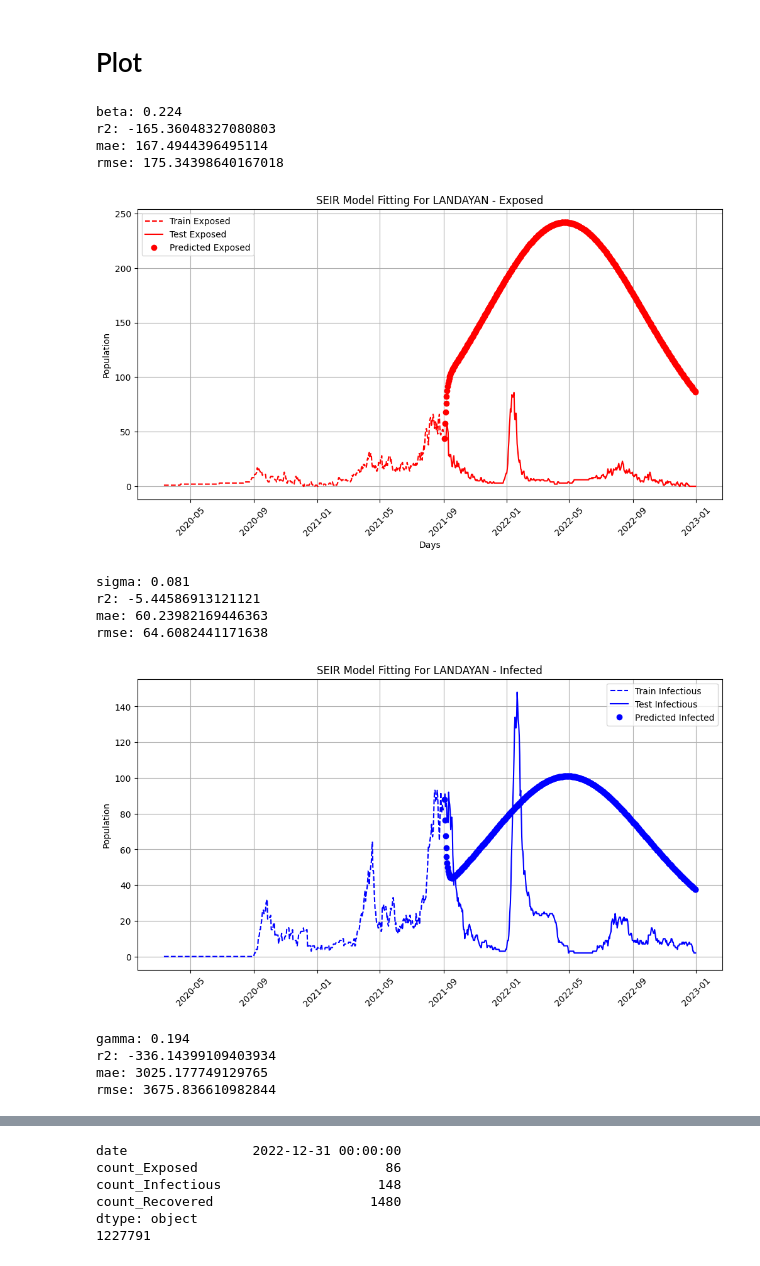
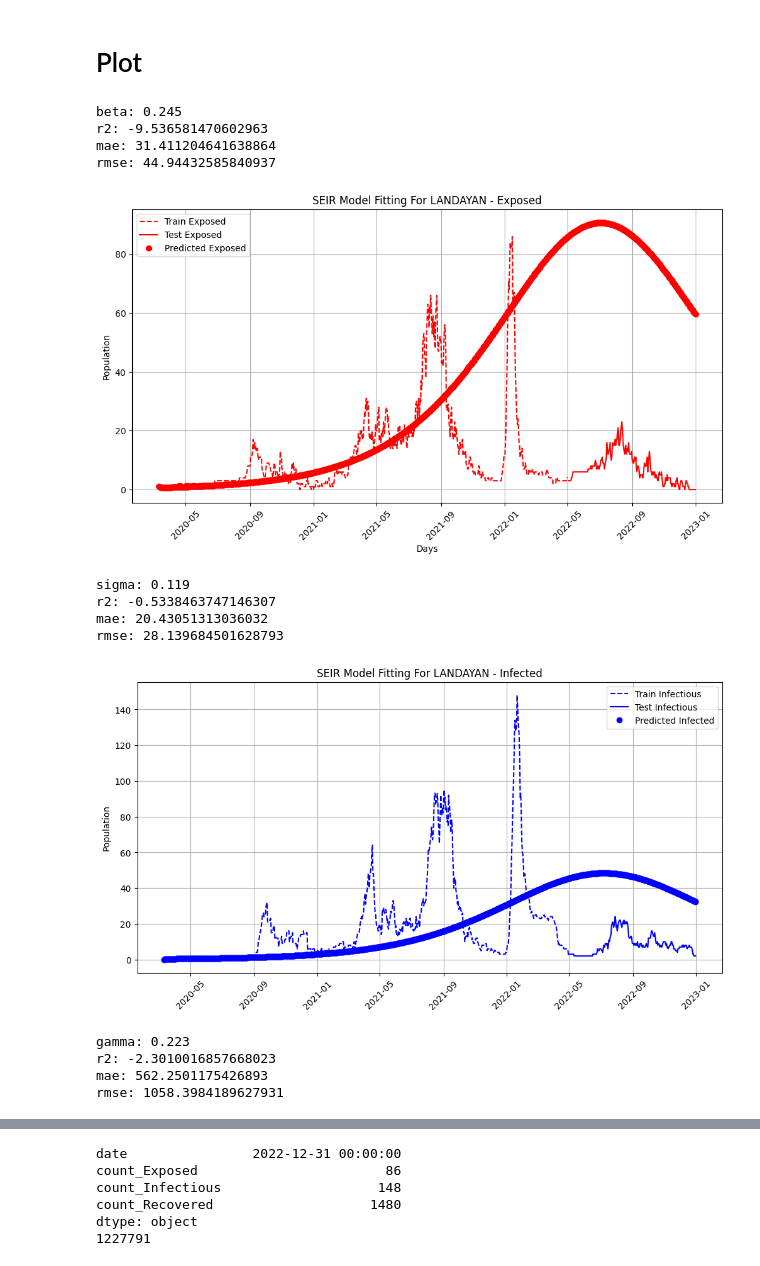
Before and after one commit to j-r-myG/SEIR_Modelling, a Jupyter notebook: sim_anneal_v2.ipynb, the cells around one changed output, grey strips where cells are left out. Drawn from its saved outputs; the diff is of its cells as text; code cells hidden in the pictures.

```diff
--- a/sim_anneal_v2.ipynb
+++ b/sim_anneal_v2.ipynb
@@ -155,10 +155,10 @@ brgy_name = "LANDAYAN"
 main_df: pd.DataFrame = load_df("CITY_OF_SAN_PEDRO_processed.csv")
 main_observed: pd.DataFrame = load_observed(main_df, brgy_name) # Change to check for other Brgys.
 
-train_data = main_observed[(main_observed['date'] >= '01/01/2020') & (main_observed['date'] <= '09/01/2021')]
-test_data = main_observed[(main_observed['date'] > '09/02/2021') & (main_observed['date'] <= '12/31/2022')]
+train_data = main_observed[(main_observed['date'] >= '01/01/2020') & (main_observed['date'] <= '05/01/2022')]
+test_data = main_observed[(main_observed['date'] > '05/02/2022') & (main_observed['date'] <= '12/31/2022')]
 
-df_observed_data = main_observed[(main_observed['date'] >= '01/01/2021') & (main_observed['date'] <= '12/31/2022')]
+df_observed_data = main_observed[(main_observed['date'] >= '01/01/2020') & (main_observed['date'] <= '12/31/2022')]
 
 # Initial parameters
 #N = 33235  # Population from google search (how to get from data?)
@@ -172,7 +172,7 @@ initial_conditions: tuple = [S0, E0, I0, R0]
 
 # Simulated Annealing parameters
 temp = 1000
-cooling_rate = 0.99
+cooling_rate = 0.90
 max_iter = 1000
 
 cost_dict = dict()
@@ -233,29 +258,4 @@ Final Temp: 1.01e+00
 # %%
-'''
-Compartment: E
-Best parameters: Beta=0.224, Sigma=0.146, Gamma=0.203
-Best cost: 42.00
-Final Temp: 1.01e+00
-
-
-Compartment: I
-Best parameters: Beta=0.266, Sigma=0.081, Gamma=0.223
-Best cost: 127.16
-Final Temp: 1.01e+00
-
-
-Compartment: R
-Best parameters: Beta=0.224, Sigma=0.081, Gamma=0.194
-Best cost: 361.99
-Final Temp: 1.01e+00
-'''
-
-o_beta, o_sigma, o_gamma = 0.224, 0.081, 0.194 # from best params
-
-observed_main = test_data.copy()
-
-#N = 33235  # Population from google search (how to get from data?)
-N = 33235
 I0 = observed_main['count_Infectious'].iloc[0] # Initial infected from data
 E0 = observed_main['count_Exposed'].iloc[0] # Initial exposed cases
 R0 = observed_main['count_Recovered'].iloc[0] # Initial recovered
@@ -314,44 +314,44 @@ print(f"sigma: {o_sigma} \nr2: {r2_infectious} \nmae: {mae_infectious} \nrmse: {
 
 plt.figure(figsize=(12, 6))
 plt.plot(plot_actual['date_train'], plot_actual['train_infectious'], 'b--', label='Train Infectious')
 plt.plot(plot_actual['date_test'], plot_actual['test_infectious'], 'b-', label='Test Infectious')
 plt.plot(plot_prediction['date'], plot_prediction['I'], 'bo', label='Predicted Infected')
 plt.ylabel('Population')
 plt.legend()
 plt.xticks(rotation=45)
 plt.title(f'SEIR Model Fitting For {brgy_name} - Infected')
 plt.grid(True)
 plt.show()
 
 # Plot Recovered
 r2_recovered = r2_score(observed_main['count_Recovered'], r)
 mae_recovered = mean_absolute_error(observed_main['count_Recovered'], r)
 rmse_recovered = np.sqrt(mean_squared_error(observed_main['count_Recovered'], r))
 print(f"gamma: {o_gamma} \nr2: {r2_recovered} \nmae: {mae_recovered} \nrmse: {rmse_recovered}")
 
 plt.figure(figsize=(12, 6))
 plt.plot(plot_actual['date_train'], plot_actual['train_recovered'], 'g--', label='Train Recovered')
 plt.plot(plot_actual['date_test'], plot_actual['test_recovered'], 'g-', label='Test Recovered')
 plt.plot(plot_prediction['date'], plot_prediction['R'], 'go', label='Predicted Recovered')
 plt.xlabel('Days')
 plt.ylabel('Population')
 plt.legend()
 plt.xticks(rotation=45)
 plt.title(f'SEIR Model Fitting For {brgy_name} - Recovered')
 plt.grid(True)
 plt.show()
 # %% [output]
-beta: 0.224
-r2: -165.36048327080803
-mae: 167.4944396495114
-rmse: 175.34398640167018
+beta: 0.245
+r2: -9.536581470602963
+mae: 31.411204641638864
+rmse: 44.94432585840937
-[figure, old version]
+[figure, new version]
-sigma: 0.081
-r2: -5.44586913121121
-mae: 60.23982169446363
-rmse: 64.6082441171638
+sigma: 0.119
+r2: -0.5338463747146307
+mae: 20.43051313036032
+rmse: 28.139684501628793
-[figure, old version]
+[figure, new version]
-gamma: 0.194
-r2: -336.14399109403934
-mae: 3025.177749129765
-rmse: 3675.836610982844
+gamma: 0.223
+r2: -2.3010016857668023
+mae: 562.2501175426893
+rmse: 1058.3984189627931
```
Also changed, not shown: parts of 3 cells of this notebook, 1 other file.
